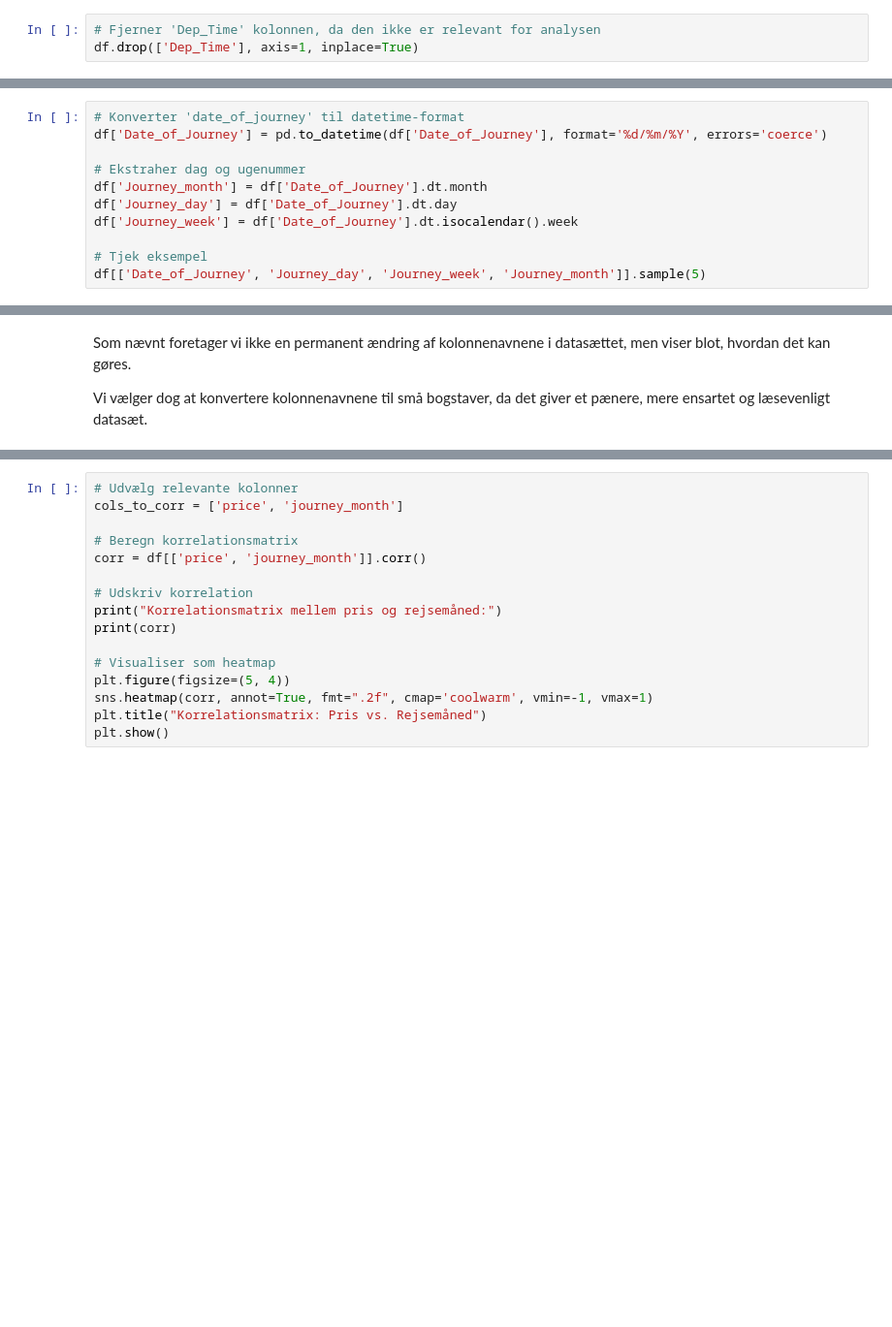
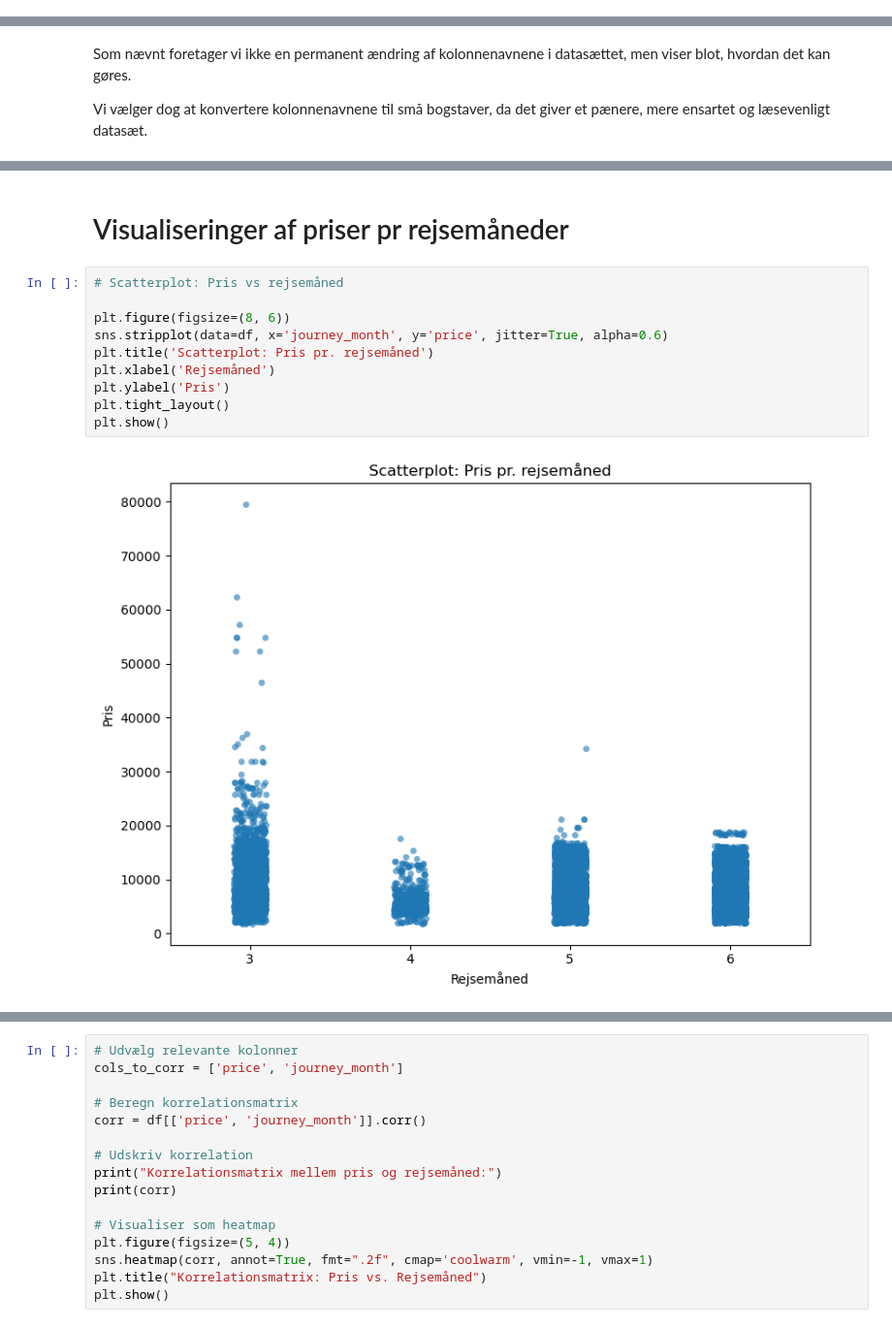
Before and after one commit to AllanChandler/BI-Exam, a Jupyter notebook: Notebook/Spørgsmål 3.ipynb, the cells around one changed output, grey strips where cells are left out. Shown at 97% size. Drawn from its saved outputs; the diff is of its cells as text; blank space fills up the shorter version.

```diff
--- a/Notebook/Spørgsmål 3.ipynb
+++ b/Notebook/Spørgsmål 3.ipynb
@@ -109,8 +110,5 @@ Datasættet indeholder ikke nogen manglende værdier, hverken som NaN eller null
 Datasættet indeholder en del duplikater, hvor nogle rækker er præcist ens. Selvom duplikater kan være nyttige i nogle analyser, har vi valgt at fjerne dem her. Det gør vi for at sikre, at hver række i datasættet bidrager unikt til vores analyser og modeller. Ved at fjerne duplikaterne undgår vi, at nogle observationer får for stor vægt i analysen, hvilket kan påvirke resultaterne. Dette er vigtigt, både for lineær regression og andre statistiske analyser og maskinlæringsmodeller.
 
 Nu opdeles datasættet i to separate dataframes: en med numeriske værdier og en med nominelle (kategoriske) data, da det bliver lettere at arbejde med disse typer.
-# %%
-# Fjerner 'Dep_Time' kolonnen, da den ikke er relevant for analysen
-df.drop(['Dep_Time'], axis=1, inplace=True)
 # %% [markdown]
 # Koncerteringer
@@ -147,11 +114,0 @@ print(df[['Date_of_Journey', 'Journey_day', 'Journey_month', 'is_weekend']].head
-# %%
-# Konverter 'date_of_journey' til datetime-format
-df['Date_of_Journey'] = pd.to_datetime(df['Date_of_Journey'], format='%d/%m/%Y', errors='coerce')
-
-# Ekstraher dag og ugenummer
-df['Journey_month'] = df['Date_of_Journey'].dt.month
-df['Journey_day'] = df['Date_of_Journey'].dt.day
-df['Journey_week'] = df['Date_of_Journey'].dt.isocalendar().week
-
-# Tjek eksempel
-df[['Date_of_Journey', 'Journey_day', 'Journey_week', 'Journey_month']].sample(5)
@@ -476,0 +353,14 @@ Samlet set viser analysen, at rejsemåneden har en væsentlig indflydelse på pr
+# %% [markdown]
+# Visualiseringer af priser pr rejsemåneder
+# %%
+# Scatterplot: Pris vs rejsemåned
+
+plt.figure(figsize=(8, 6))
+sns.stripplot(data=df, x='journey_month', y='price', jitter=True, alpha=0.6)
+plt.title('Scatterplot: Pris pr. rejsemåned')
+plt.xlabel('Rejsemåned')
+plt.ylabel('Pris')
+plt.tight_layout()
+plt.show()
+# %% [output]
+[figure, added]
```
Also changed, not shown: parts of 113 cells of this notebook.
